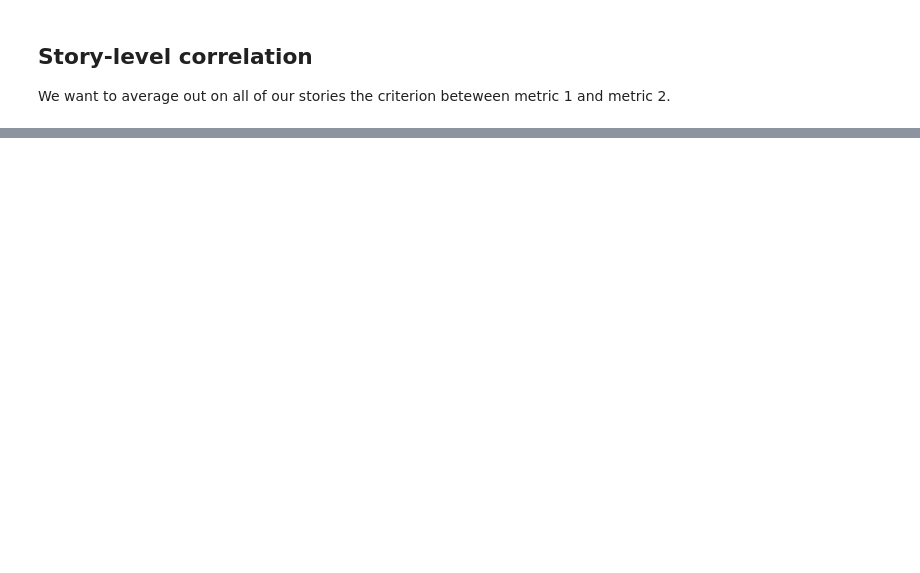
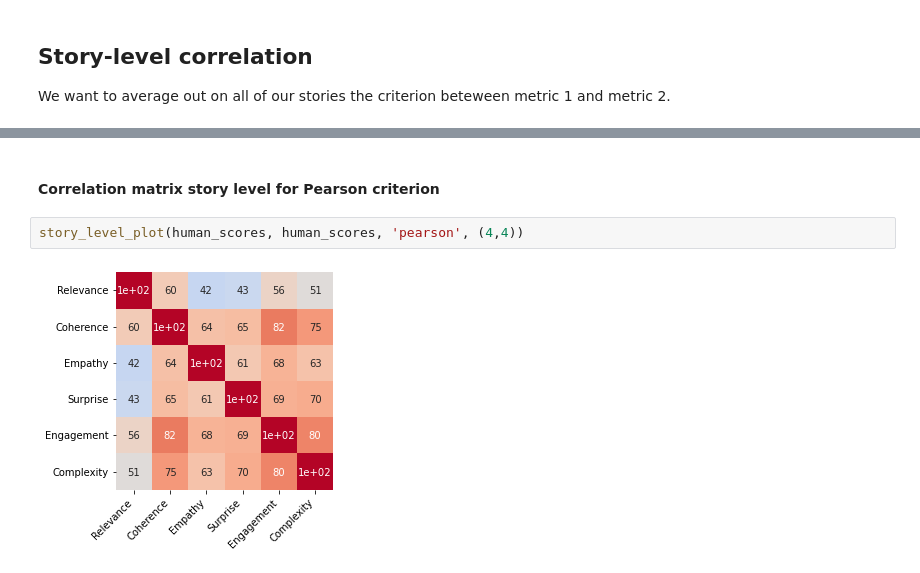
Before and after one commit to CamilleCoustaury/NLP-ENSAE-3A-Sujet4, a Jupyter notebook: data_visualization.ipynb, the cells around one changed output, grey strips where cells are left out. Cells and saved outputs as stored; diff of their text form; blank space fills up the shorter version.

```diff
--- a/data_visualization.ipynb
+++ b/data_visualization.ipynb
@@ -219,0 +157,6 @@ array([[2.66666667, 4.        , 4.33333333, ..., 3.        , 3.66666667,
+# %% [markdown]
+#### Correlation matrix story level for Pearson criterion
+# %%
+story_level_plot(human_scores, human_scores, 'pearson', (4,4))
+# %% [output]
+[figure, added]
```
Also changed, not shown: parts of 40 cells of this notebook.
